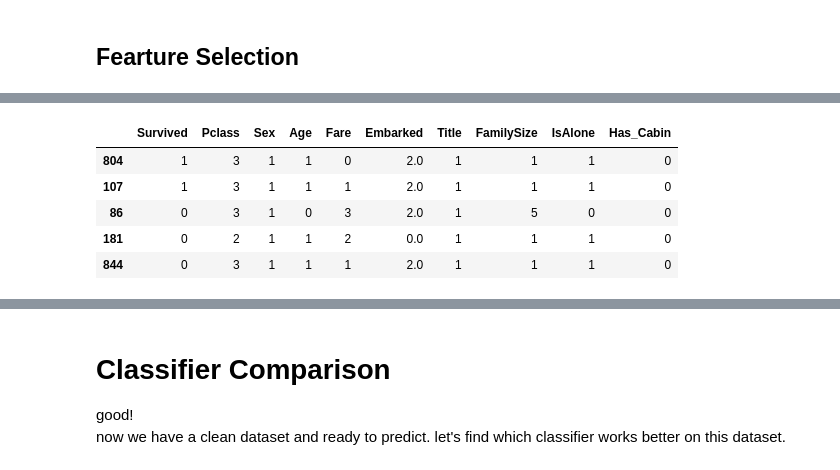
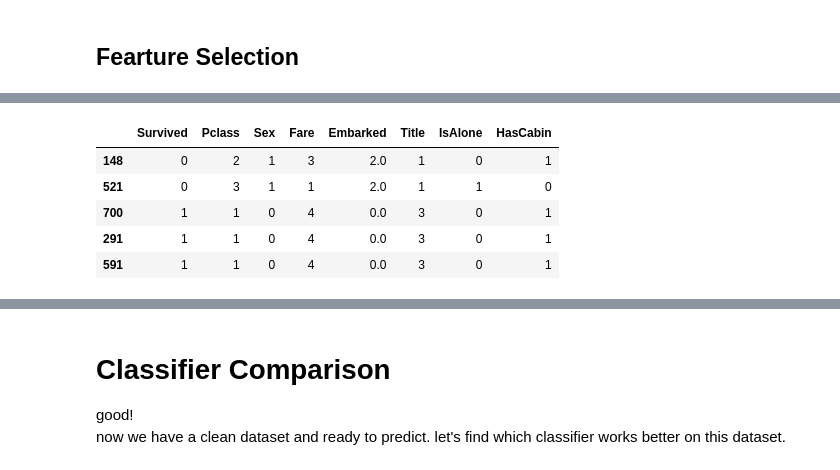
Before and after one commit to jrreda/Kaggle, a Jupyter notebook: Titanic Machine Learning from Disaster/Titanic Disaster.ipynb, the cells around one changed output, grey strips where cells are left out. Cells and saved outputs as stored; diff of their text form; code cells hidden in the pictures.

```diff
--- a/Titanic Machine Learning from Disaster/Titanic Disaster.ipynb
+++ b/Titanic Machine Learning from Disaster/Titanic Disaster.ipynb
@@ -251,16 +279,16 @@ for d in datasets:
 # %%
 # Feature Selection
 train = train.drop(['AgeGroups', 'FareGroups'], axis = 1)
-drop_elements = ['PassengerId', 'Name', 'Ticket', 'Cabin', 'SibSp', 'Parch']
+drop_elements = ['PassengerId', 'Name', 'Ticket', 'Cabin', 'SibSp', 'Parch', 'FamilySize', 'Age']
 
 train = train.drop(drop_elements, axis = 1)
 test = test.drop(drop_elements, axis = 1)
 
 train.sample(frac=0.1, random_state=None)[:5]
 # %% [output]
-|  | Survived | Pclass | Sex | Age | Fare | Embarked | Title | FamilySize | IsAlone | Has_Cabin |
-| 804 | 1 | 3 | 1 | 1 | 0 | 2.0 | 1 | 1 | 1 | 0 |
-| 107 | 1 | 3 | 1 | 1 | 1 | 2.0 | 1 | 1 | 1 | 0 |
-| 86 | 0 | 3 | 1 | 0 | 3 | 2.0 | 1 | 5 | 0 | 0 |
-| 181 | 0 | 2 | 1 | 1 | 2 | 0.0 | 1 | 1 | 1 | 0 |
-| 844 | 0 | 3 | 1 | 1 | 1 | 2.0 | 1 | 1 | 1 | 0 |
+|  | Survived | Pclass | Sex | Fare | Embarked | Title | IsAlone | HasCabin |
+| 148 | 0 | 2 | 1 | 3 | 2.0 | 1 | 0 | 1 |
+| 521 | 0 | 3 | 1 | 1 | 2.0 | 1 | 1 | 0 |
+| 700 | 1 | 1 | 0 | 4 | 0.0 | 3 | 0 | 1 |
+| 291 | 1 | 1 | 0 | 4 | 0.0 | 3 | 0 | 1 |
+| 591 | 1 | 1 | 0 | 4 | 0.0 | 3 | 0 | 1 |
```
Also changed, not shown: parts of 18 cells of this notebook, 1 other file.
